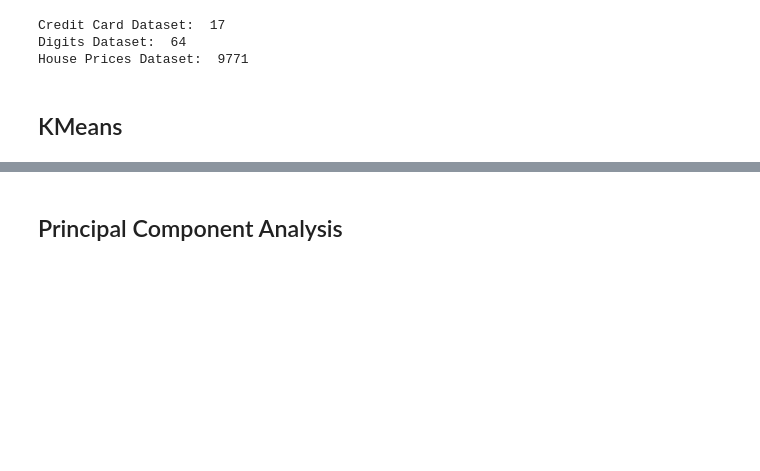
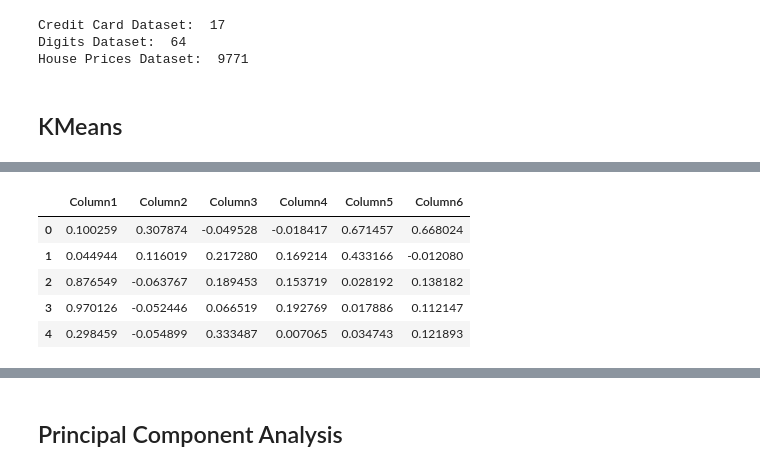
Before and after one commit to shivi-9/DimensionReductionforClustering, a Jupyter notebook: Code.ipynb, the cells around one changed output, grey strips where cells are left out. Saved outputs shown, nothing was run; the diff lists cells and outputs as text; code cells hidden in the pictures; blank space fills up the shorter version.

```diff
--- a/Code.ipynb
+++ b/Code.ipynb
@@ -82,0 +105,9 @@ def kmeans_implementation(X, X_reduced):
+# %%
+df_fa_cc.head()
+# %% [output]
+|  | Column1 | Column2 | Column3 | Column4 | Column5 | Column6 |
+| 0 | 0.100259 | 0.307874 | -0.049528 | -0.018417 | 0.671457 | 0.668024 |
+| 1 | 0.044944 | 0.116019 | 0.217280 | 0.169214 | 0.433166 | -0.012080 |
+| 2 | 0.876549 | -0.063767 | 0.189453 | 0.153719 | 0.028192 | 0.138182 |
+| 3 | 0.970126 | -0.052446 | 0.066519 | 0.192769 | 0.017886 | 0.112147 |
+| 4 | 0.298459 | -0.054899 | 0.333487 | 0.007065 | 0.034743 | 0.121893 |
```
Also changed, not shown: parts of 13 cells of this notebook, 3 other files.
